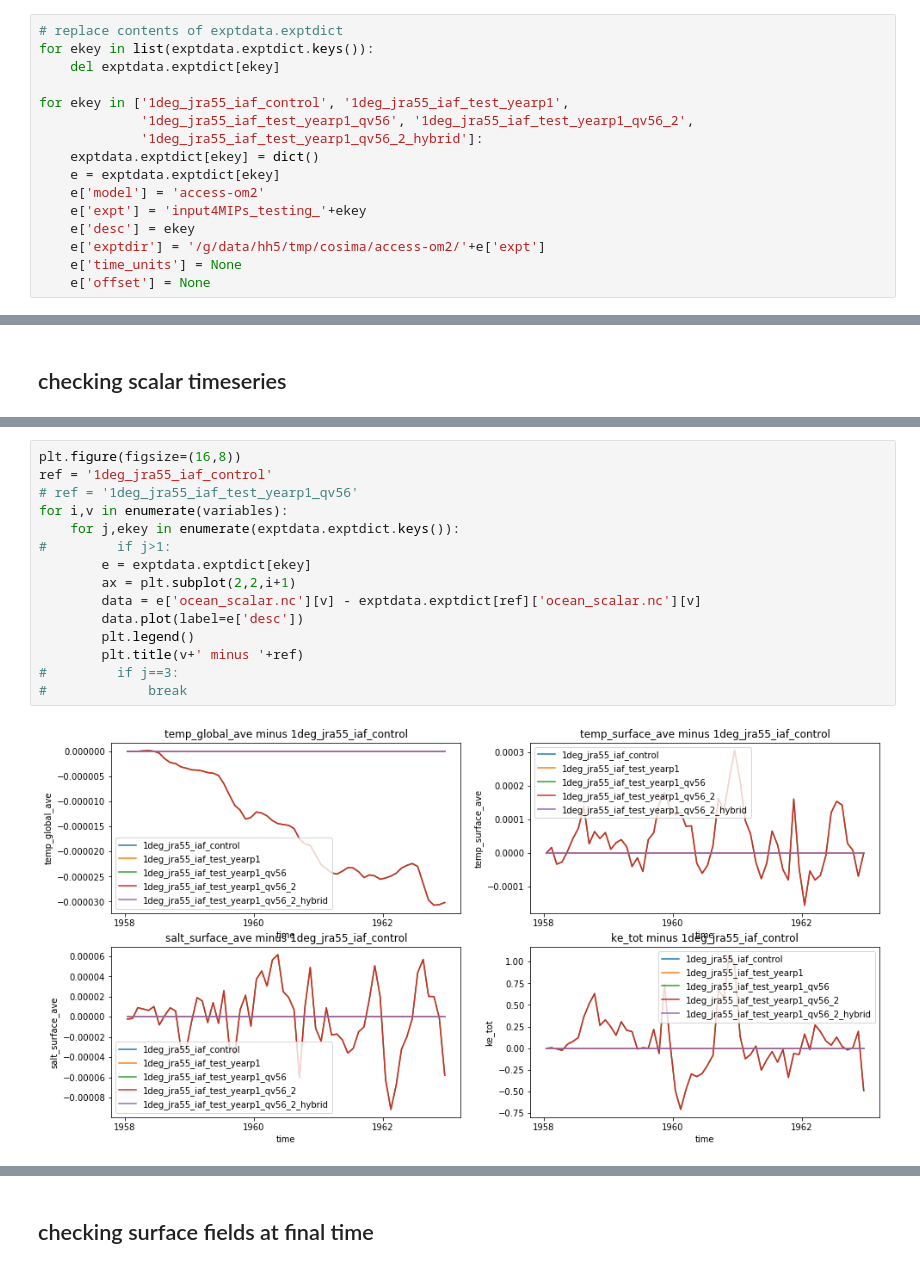
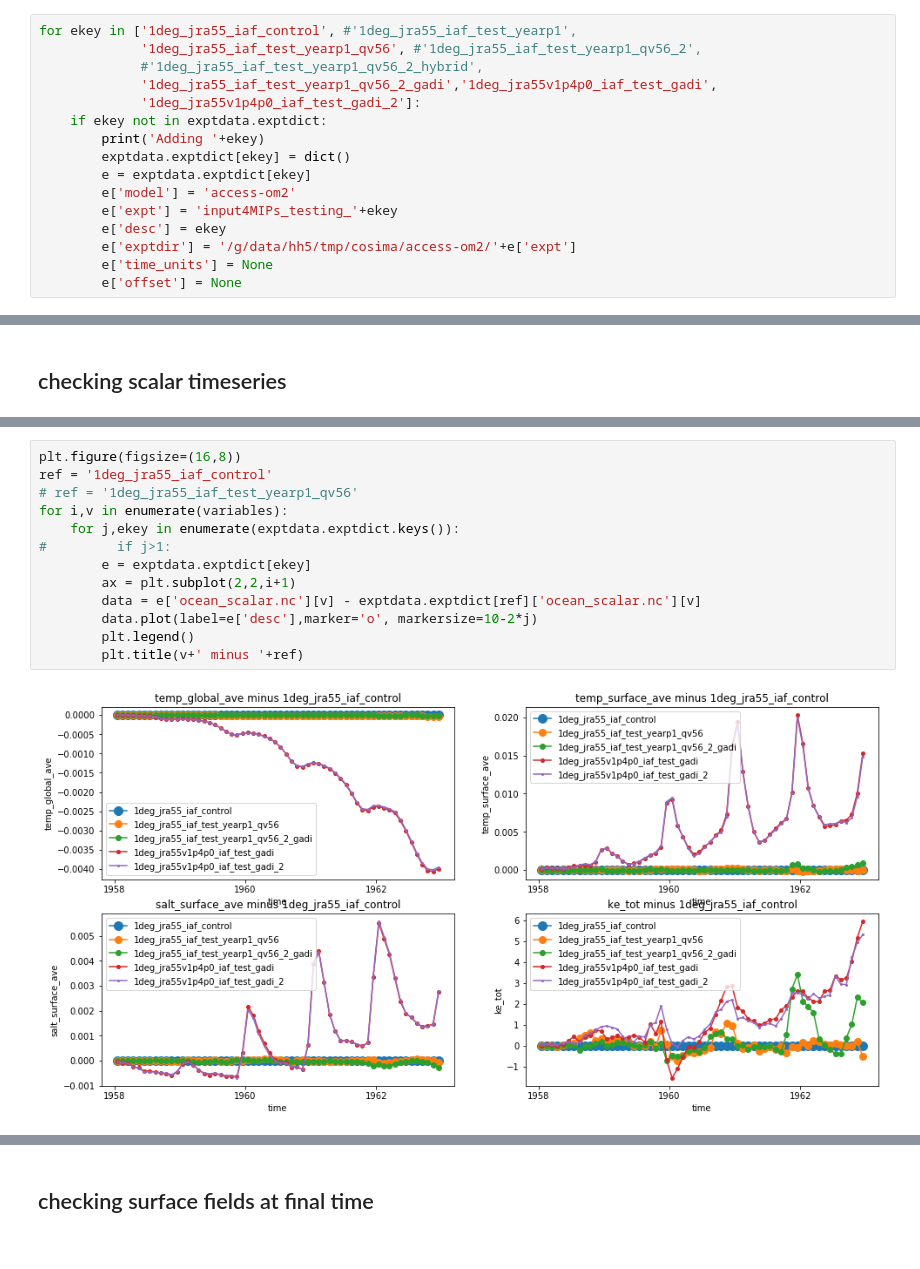
Before and after one commit to aekiss/notebooks, a Jupyter notebook: input4MIPs_testing.ipynb, the cells around one changed output, grey strips where cells are left out. Cells and saved outputs as stored; diff of their text form.

Commit message:
update input4MIPS testing scripts

```diff
--- a/input4MIPs_testing.ipynb
+++ b/input4MIPs_testing.ipynb
@@ -42,16 +55,16 @@ cc.build_index()
 # %%
-# replace contents of exptdata.exptdict
-for ekey in list(exptdata.exptdict.keys()):
-    del exptdata.exptdict[ekey]
-
-for ekey in ['1deg_jra55_iaf_control', '1deg_jra55_iaf_test_yearp1',
-             '1deg_jra55_iaf_test_yearp1_qv56', '1deg_jra55_iaf_test_yearp1_qv56_2',
-             '1deg_jra55_iaf_test_yearp1_qv56_2_hybrid']:
-    exptdata.exptdict[ekey] = dict()
-    e = exptdata.exptdict[ekey]
-    e['model'] = 'access-om2'
-    e['expt'] = 'input4MIPs_testing_'+ekey
-    e['desc'] = ekey
-    e['exptdir'] = '/g/data/hh5/tmp/cosima/access-om2/'+e['expt']
-    e['time_units'] = None
-    e['offset'] = None
+for ekey in ['1deg_jra55_iaf_control', #'1deg_jra55_iaf_test_yearp1',
+             '1deg_jra55_iaf_test_yearp1_qv56', #'1deg_jra55_iaf_test_yearp1_qv56_2',
+             #'1deg_jra55_iaf_test_yearp1_qv56_2_hybrid',
+             '1deg_jra55_iaf_test_yearp1_qv56_2_gadi','1deg_jra55v1p4p0_iaf_test_gadi',
+             '1deg_jra55v1p4p0_iaf_test_gadi_2']:
+    if ekey not in exptdata.exptdict:
+        print('Adding '+ekey)
+        exptdata.exptdict[ekey] = dict()
+        e = exptdata.exptdict[ekey]
+        e['model'] = 'access-om2'
+        e['expt'] = 'input4MIPs_testing_'+ekey
+        e['desc'] = ekey
+        e['exptdir'] = '/g/data/hh5/tmp/cosima/access-om2/'+e['expt']
+        e['time_units'] = None
+        e['offset'] = None
@@ -132,17 +132,15 @@ for i,v in enumerate(variables):
 # %%
 plt.figure(figsize=(16,8))
 ref = '1deg_jra55_iaf_control'
 # ref = '1deg_jra55_iaf_test_yearp1_qv56'
 for i,v in enumerate(variables):
     for j,ekey in enumerate(exptdata.exptdict.keys()):
 #         if j>1:
         e = exptdata.exptdict[ekey]
         ax = plt.subplot(2,2,i+1)
         data = e['ocean_scalar.nc'][v] - exptdata.exptdict[ref]['ocean_scalar.nc'][v]
-        data.plot(label=e['desc'])
+        data.plot(label=e['desc'],marker='o', markersize=10-2*j)
         plt.legend()
         plt.title(v+' minus '+ref)
-#         if j==3:
-#             break
 # %% [output]
-[figure, old version]
+[figure, new version]
```
Also changed, not shown: parts of 11 cells of this notebook, 2 other files.
